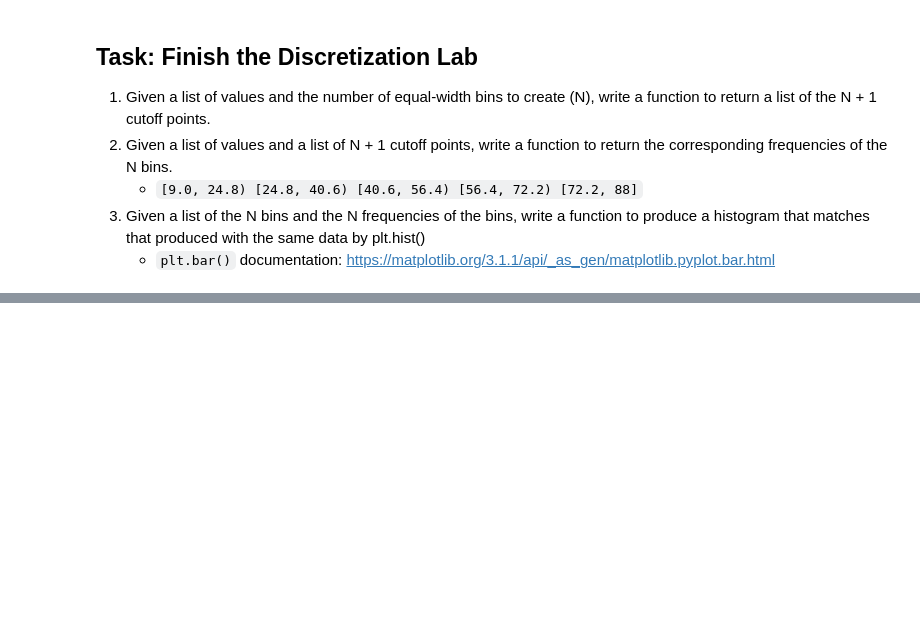
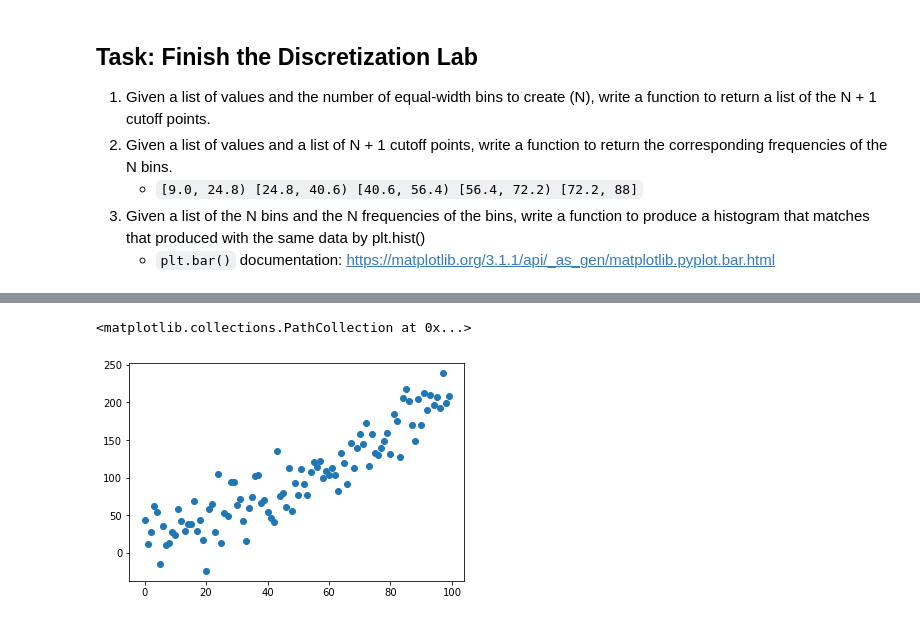
Before and after one commit to BenComer1998/U3-Data-Analysis, a Jupyter notebook: JupyterNotebookFunS1/MatplotlibBasics.ipynb, the cells around one changed output, grey strips where cells are left out. Cells and saved outputs as stored; diff of their text form; code cells hidden in the pictures; blank space fills up the shorter version.

```diff
--- a/JupyterNotebookFunS1/MatplotlibBasics.ipynb
+++ b/JupyterNotebookFunS1/MatplotlibBasics.ipynb
@@ -228,0 +238,9 @@ assert np.allclose(cutoffs, plt_cutoffs)
+# %%
+np.random.seed(0)
+# we need data... lets do y = 2x + some noise
+x = list(range(0, 100))
+y = [value * 2 + np.random.normal(0, 25) for value in x]
+plt.scatter(x, y)
+# %% [output]
+<matplotlib.collections.PathCollection at 0x...>
+[figure, added]
```
Also changed, not shown: parts of 1 cell of this notebook, 3 other files.
